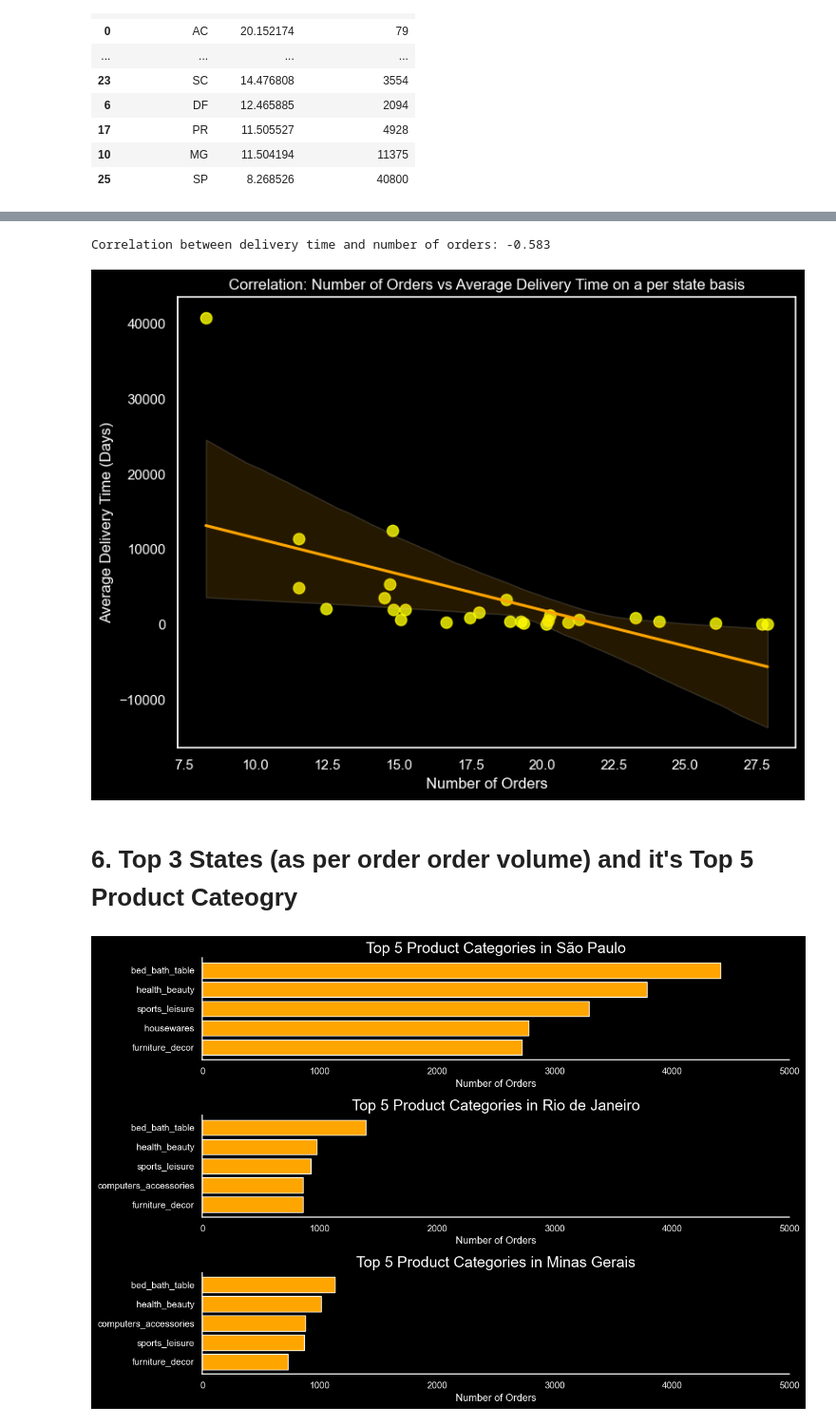
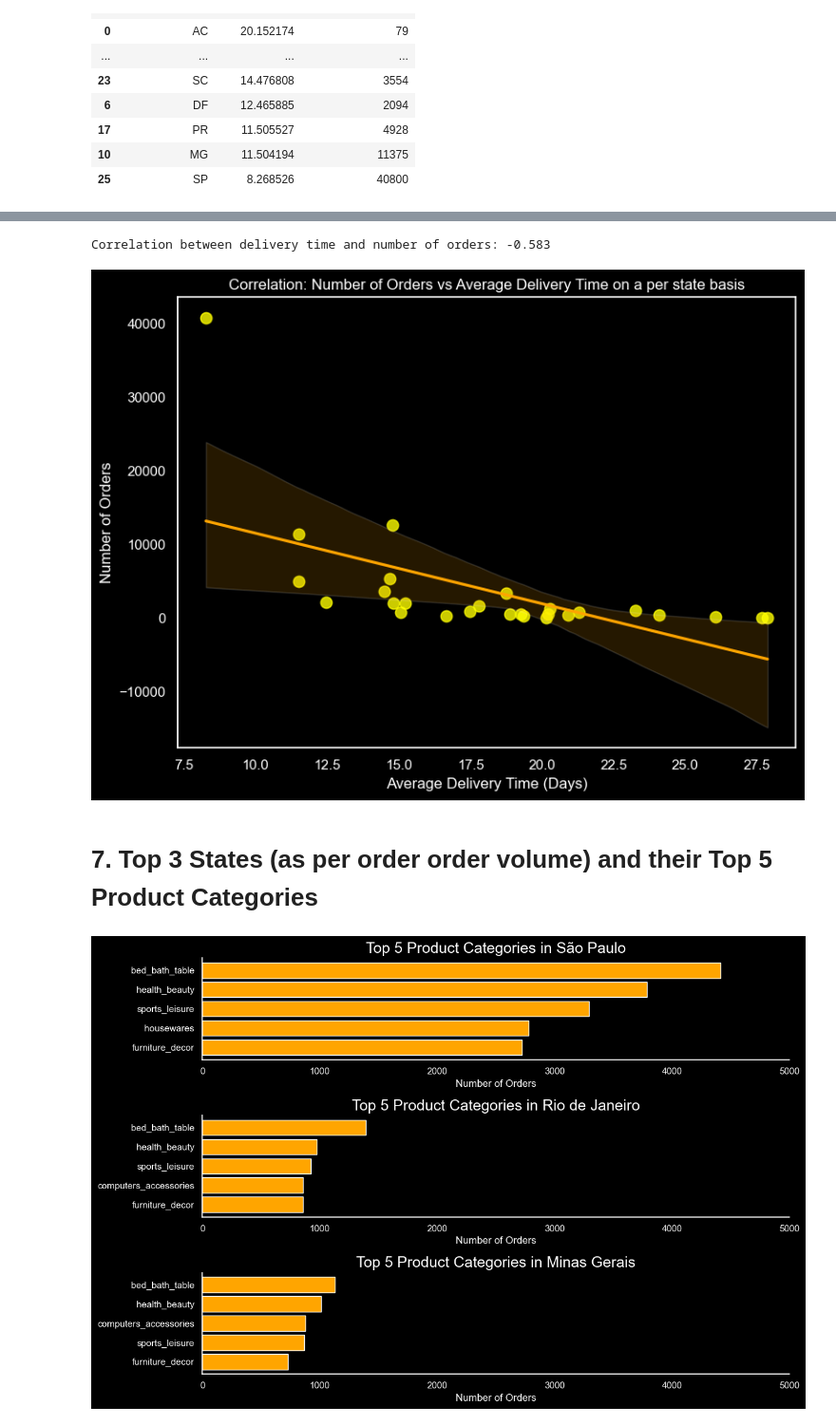
Before and after one commit to ReyanshSInha/Superstore_Analysis, a Jupyter notebook: Notebooks/2_EDA_and_Visualizations.ipynb, the cells around one changed output, grey strips where cells are left out. Shown at 95% size. Cells and saved outputs as stored; diff of their text form; code cells hidden in the pictures.

```diff
--- a/Notebooks/2_EDA_and_Visualizations.ipynb
+++ b/Notebooks/2_EDA_and_Visualizations.ipynb
@@ -245,20 +254,20 @@ Index(['id', 'name', 'sigla', 'regiao_id', 'codigo_ibg', 'cartodb_id',
 # %%
 correlation = state_delivery['delivery_time'].corr(state_delivery['number_of_orders'])
 print(f'Correlation between delivery time and number of orders: {correlation:.3f}')
 
 plt.figure(figsize=(8, 6))
 sns.regplot(data=state_delivery, x='delivery_time', y='number_of_orders', marker='o', scatter_kws={'s': 80, 'color': 'yellow'}, line_kws={"color": "orange"})
 plt.title('Correlation: Number of Orders vs Average Delivery Time on a per state basis')
-plt.xlabel('Number of Orders')
+plt.xlabel('Average Delivery Time (Days)')
 
-plt.ylabel('Average Delivery Time (Days)')
+plt.ylabel('Number of Orders')
 plt.tight_layout()
 plt.show()
 # %% [output]
 Correlation between delivery time and number of orders: -0.583
-[figure, old version]
+[figure, new version]
 # %% [markdown]
-# 6. Top 3 States (as per order order volume) and it's Top 5 Product Cateogry
+# 7. Top 3 States (as per order order volume) and their Top 5 Product Categories
 # %%
 state_and_category = df.groupby(['product_category_name_english','customer_state']).agg({
     'price': 'sum',
```
Also changed, not shown: parts of 6 cells of this notebook, 10 other files.
